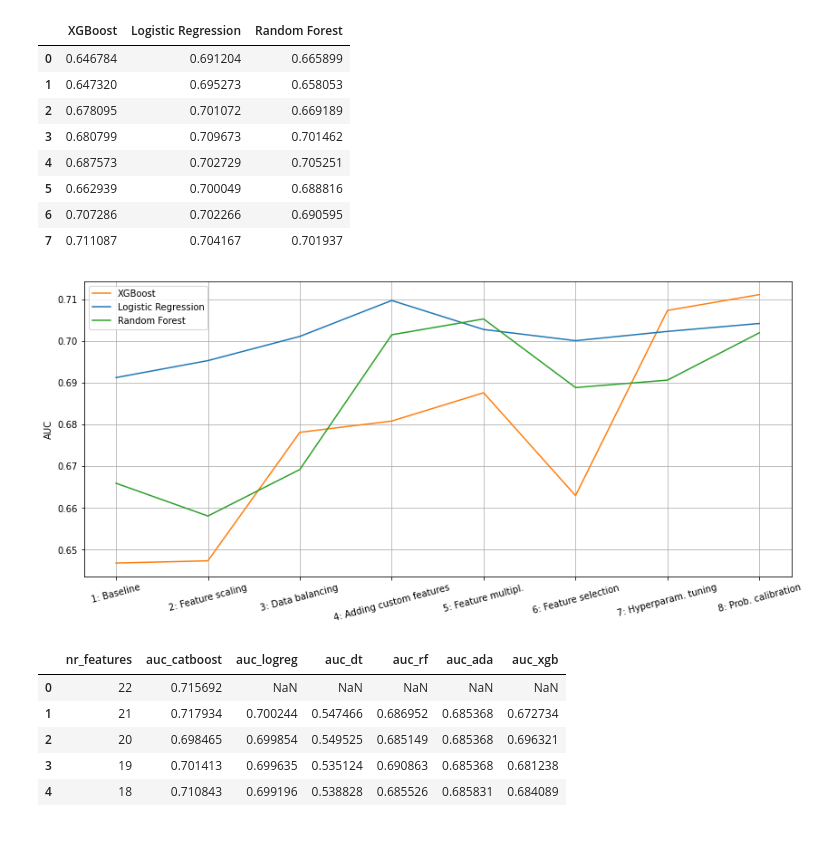
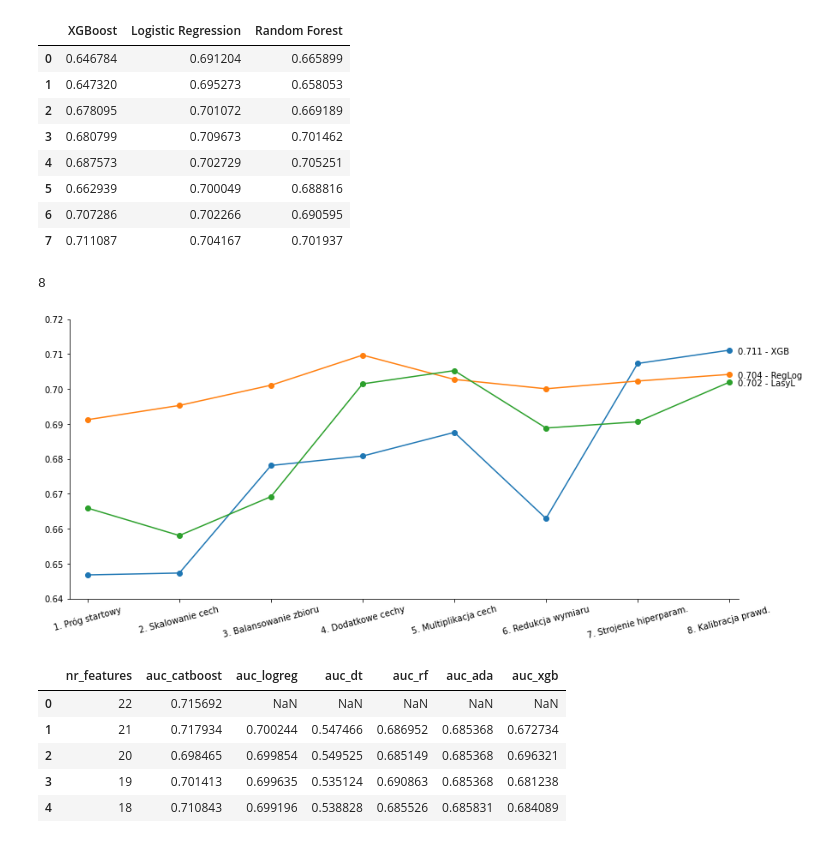
Before and after one commit to da-veed/BachelorThesis, a Jupyter notebook: data_model_step6c.ipynb, the cells around one changed output. Cells and saved outputs as stored; diff of their text form; code cells hidden in the pictures.

```diff
--- a/data_model_step6c.ipynb
+++ b/data_model_step6c.ipynb
@@ -685,20 +681,67 @@ df_scores
 | 5 | 0.662939 | 0.700049 | 0.688816 |
 | 6 | 0.707286 | 0.702266 | 0.690595 |
 | 7 | 0.711087 | 0.704167 | 0.701937 |
-# %%
-plt.figure(figsize=(14,6))
-plt.plot(step_names, df_scores["XGBoost"], color="tab:orange", label="XGBoost")
-plt.plot(step_names, df_scores["Logistic Regression"], color="tab:blue", label="Logistic Regression")
-plt.plot(step_names, df_scores["Random Forest"], color="tab:green", label="Random Forest")
-
-plt.ylabel("AUC")
-plt.legend()
-plt.grid()
-plt.xticks(rotation=15)
-plt.savefig('plots/all_steps_auc_scores.png', dpi=200, bbox_inches='tight')
-plt.show()
-# %% [output]
-[figure, removed]
+# %%
+len(df_scores["XGBoost"])
+# %% [output]
+8
+# %%
+plt.figure(figsize=(14,6))
+limit = 8
+plt.plot(df_scores.index[:limit], df_scores["XGBoost"][:limit], marker="o", color="tab:blue")
+plt.plot(df_scores.index[:limit], df_scores["Logistic Regression"][:limit], marker="o", color="tab:orange")
+plt.plot(df_scores.index[:limit], df_scores["Random Forest"][:limit], marker="o", color="tab:green")
+
+plt.annotate("0.704 - RegLog", # this is the text
+         (7, 0.704), # these are the coordinates to position the label
+         textcoords="offset points", # how to position the text
+         xytext=(10,-4), # distance from text to points (x,y)
+         color="white",
+         ha='left') # horizontal alignment can be left, right or center
+
+# zip joins x and y coordinates in pairs
+for x,y in zip(df_scores.index[limit-1:limit], df_scores["XGBoost"][limit-1:limit]):
+    label = "{:.3f}".format(y)
+    plt.annotate(f"{label} - XGB", # this is the text
+             (x,y), # these are the coordinates to position the label
+             textcoords="offset points", # how to position the text
+             xytext=(10,-4), # distance from text to points (x,y)
+             ha='left') # horizontal alignment can be left, right or center
+
+# zip joins x and y coordinates in pairs
+for x,y in zip(df_scores.index[limit-1:limit], df_scores["Logistic Regression"][limit-1:limit]):
+    label = "{:.3f}".format(y)
+    plt.annotate(f"{label} - RegLog", # this is the text
+             (x,y), # these are the coordinates to position the label
+             textcoords="offset points", # how to position the text
+             xytext=(10,-4), # distance from text to points (x,y)
+             ha='left') # horizontal alignment can be left, right or center
+
+# zip joins x and y coordinates in pairs
+for x,y in zip(df_scores.index[limit-1:limit], df_scores["Random Forest"][limit-1:limit]):
+    label = "{:.3f}".format(y)
+    plt.annotate(f"{label} - LasyL", # this is the text
+             (x,y), # these are the coordinates to position the label
+             textcoords="offset points", # how to position the text
+             xytext=(10,-4), # distance from text to points (x,y)
+             ha='left') # horizontal alignment can be left, right or center
+
+# plt.axhline(0.8, color="red", linestyle="--", linewidth=2)
+# plt.annotate("Próg akceptacji", # this is the text
+#          (0,0.8), # these are the coordinates to position the label
+#          textcoords="offset points", # how to position the text
+#          xytext=(-4,10), # distance from text to points (x,y)
+#          fontsize=11,
+#          ha='left') # horizontal alignment can be left, right or center
+
+plt.ylim([0.64, 0.72])
+plt.xlim([-0.2, 7.1])
+plt.xticks(df_scores.index, step_names, rotation=15)
+sns.despine()
+plt.savefig(f'plots/all_steps_auc_scores_{limit}.png', dpi=200, bbox_inches='tight')
+plt.show()
+# %% [output]
+[figure, added]
 # %%
 df_results_logreg.drop(["list_features"], axis=1, inplace=True)
 df_results_dt.drop(["list_features"], axis=1, inplace=True)
```
Also changed, not shown: parts of 1 cell of this notebook, 12 other files.
